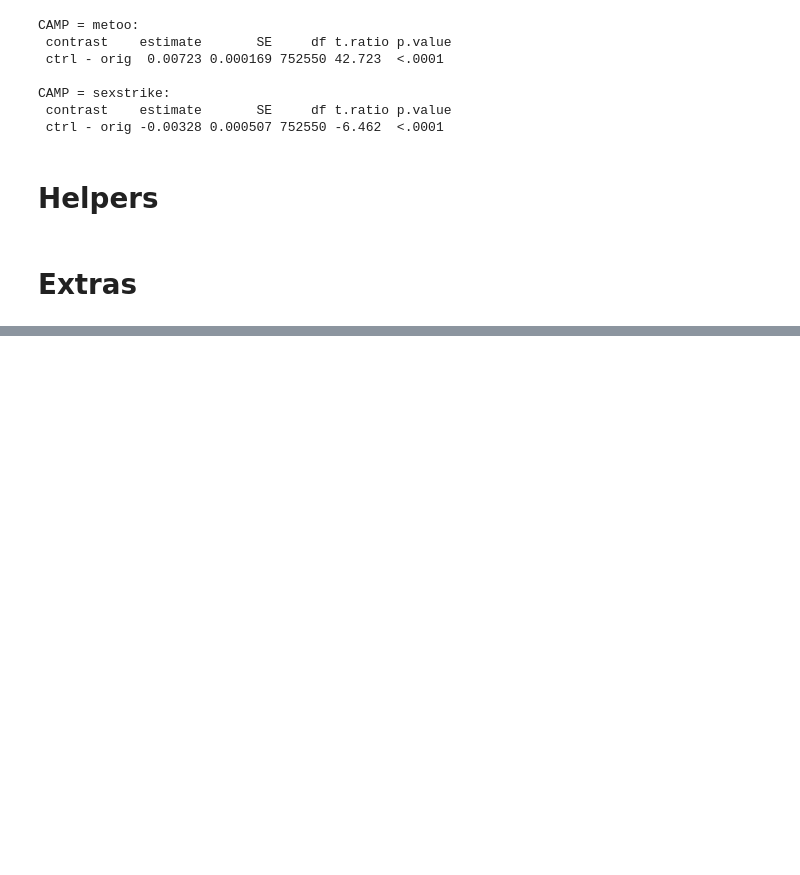
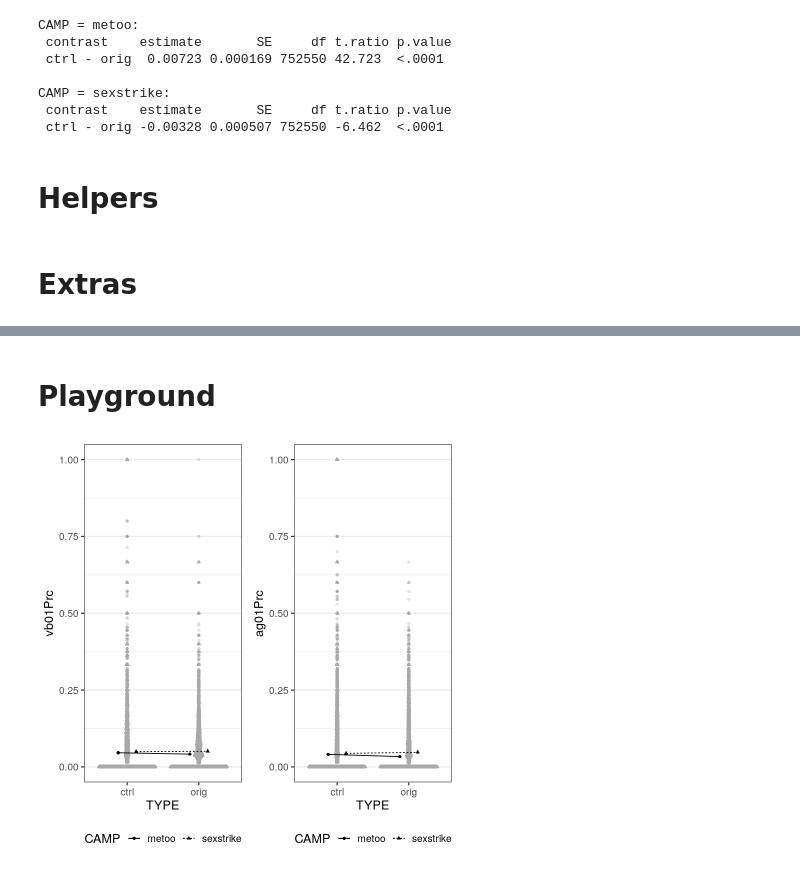
Before and after one commit to deepsensemaking/gdsm, a Jupyter notebook: t1006_output_eR__002_aov_4__unstacked.ipynb, the cells around one changed output, grey strips where cells are left out. Drawn from its saved outputs; the diff is of its cells as text; code cells hidden in the pictures; blank space fills up the shorter version.

```diff
--- a/t1006_output_eR__002_aov_4__unstacked.ipynb
+++ b/t1006_output_eR__002_aov_4__unstacked.ipynb
@@ -460,0 +386,23 @@ str(df2)
+# %% [markdown]
+# Playground
+# %%
+plot_grid(
+  afex_plot(
+      a1vb01Prc,
+      x="TYPE",
+      trace="CAMP",
+      error = "between",
+      data_geom = geom_quasirandom,
+      data_alpha = 0.3) +
+    coord_cartesian(ylim = c(0, 1)),
+  afex_plot(
+      a2ag01Prc,
+      x="TYPE",
+      trace="CAMP",
+      error = "between",
+      data_geom = geom_quasirandom,
+      data_alpha = 0.3) +
+    coord_cartesian(ylim = c(0, 1))
+)
+# %% [output]
+[figure, added]
```
Also changed, not shown: parts of 24 cells of this notebook.
